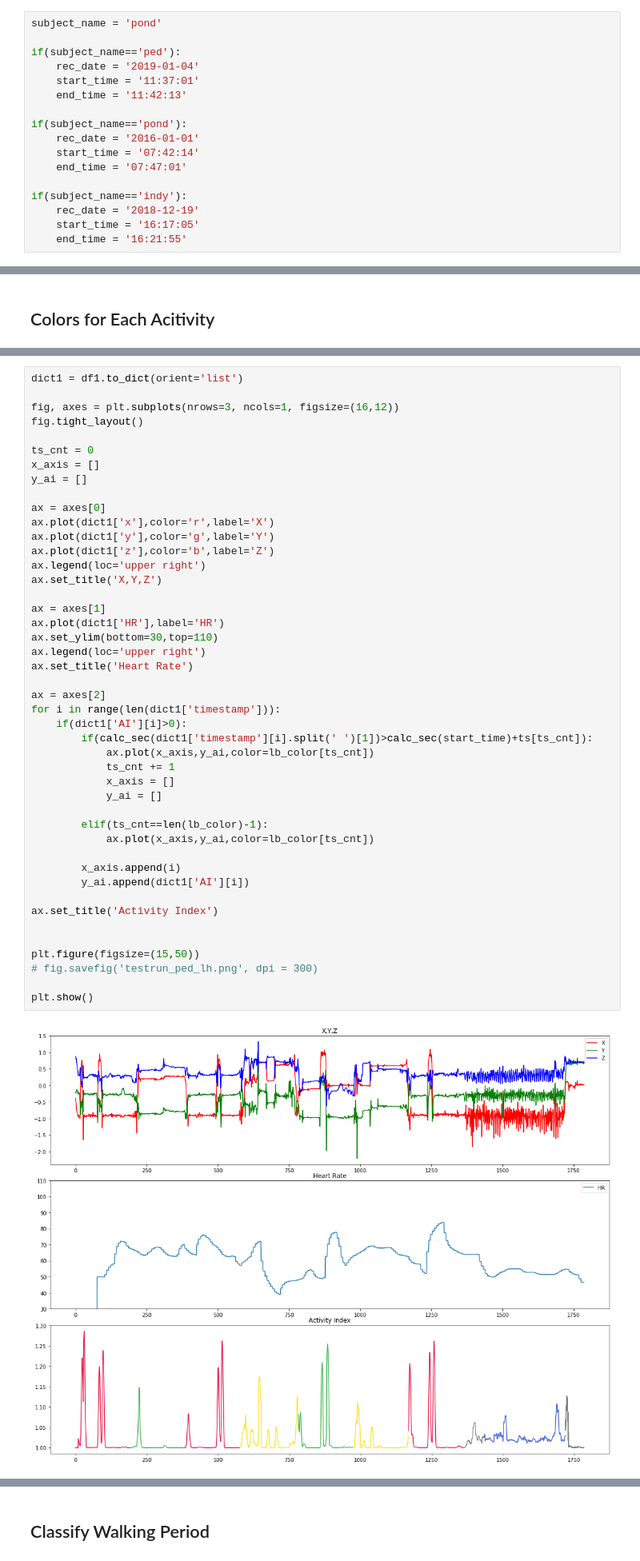
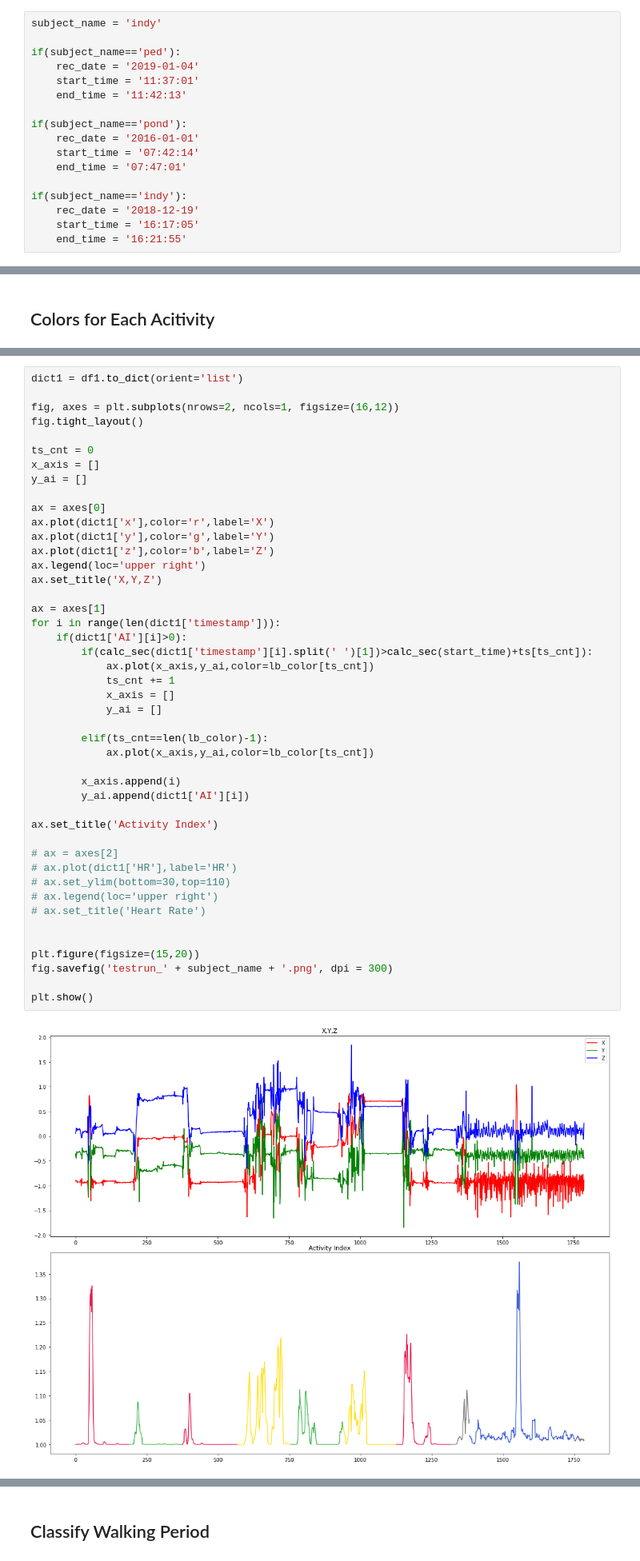
Before and after one commit to indykorpong/activity_classifier, a Jupyter notebook: testrun.ipynb, the cells around one changed output, grey strips where cells are left out. Shown at 80% size. Saved outputs shown, nothing was run; the diff lists cells and outputs as text.

```diff
--- a/testrun.ipynb
+++ b/testrun.ipynb
@@ -70,7 +70,7 @@ std_i_bar = np.array(std_i_bar)
 # %% [markdown]
 ## Import Data in Certain Time Period
 # %%
-subject_name = 'pond'
+subject_name = 'indy'
 
 if(subject_name=='ped'):
     rec_date = '2019-01-04'
@@ -311,7 +311,7 @@ print(ts)
 # %%
 dict1 = df1.to_dict(orient='list')
 
-fig, axes = plt.subplots(nrows=3, ncols=1, figsize=(16,12))
+fig, axes = plt.subplots(nrows=2, ncols=1, figsize=(16,12))
 fig.tight_layout()
 
 ts_cnt = 0
@@ -319,39 +319,39 @@ x_axis = []
 y_ai = []
 
 ax = axes[0]
 ax.plot(dict1['x'],color='r',label='X')
 ax.plot(dict1['y'],color='g',label='Y')
 ax.plot(dict1['z'],color='b',label='Z')
 ax.legend(loc='upper right')
 ax.set_title('X,Y,Z')
 
 ax = axes[1]
-ax.plot(dict1['HR'],label='HR')
-ax.set_ylim(bottom=30,top=110)
-ax.legend(loc='upper right')
-ax.set_title('Heart Rate')
-
-ax = axes[2]
 for i in range(len(dict1['timestamp'])):
     if(dict1['AI'][i]>0):
         if(calc_sec(dict1['timestamp'][i].split(' ')[1])>calc_sec(start_time)+ts[ts_cnt]):
             ax.plot(x_axis,y_ai,color=lb_color[ts_cnt])
             ts_cnt += 1
             x_axis = []
             y_ai = []
 
         elif(ts_cnt==len(lb_color)-1):
             ax.plot(x_axis,y_ai,color=lb_color[ts_cnt])
 
         x_axis.append(i)
         y_ai.append(dict1['AI'][i])
 
 ax.set_title('Activity Index')
 
+# ax = axes[2]
+# ax.plot(dict1['HR'],label='HR')
+# ax.set_ylim(bottom=30,top=110)
+# ax.legend(loc='upper right')
+# ax.set_title('Heart Rate')
 
-plt.figure(figsize=(15,50))
-# fig.savefig('testrun_ped_lh.png', dpi = 300)
+
+plt.figure(figsize=(15,20))
+fig.savefig('testrun_' + subject_name + '.png', dpi = 300)
 
 plt.show()
 # %% [output]
-[figure, old version]
+[figure, new version]
```
Also changed, not shown: parts of 20 cells of this notebook, 11 other files.
